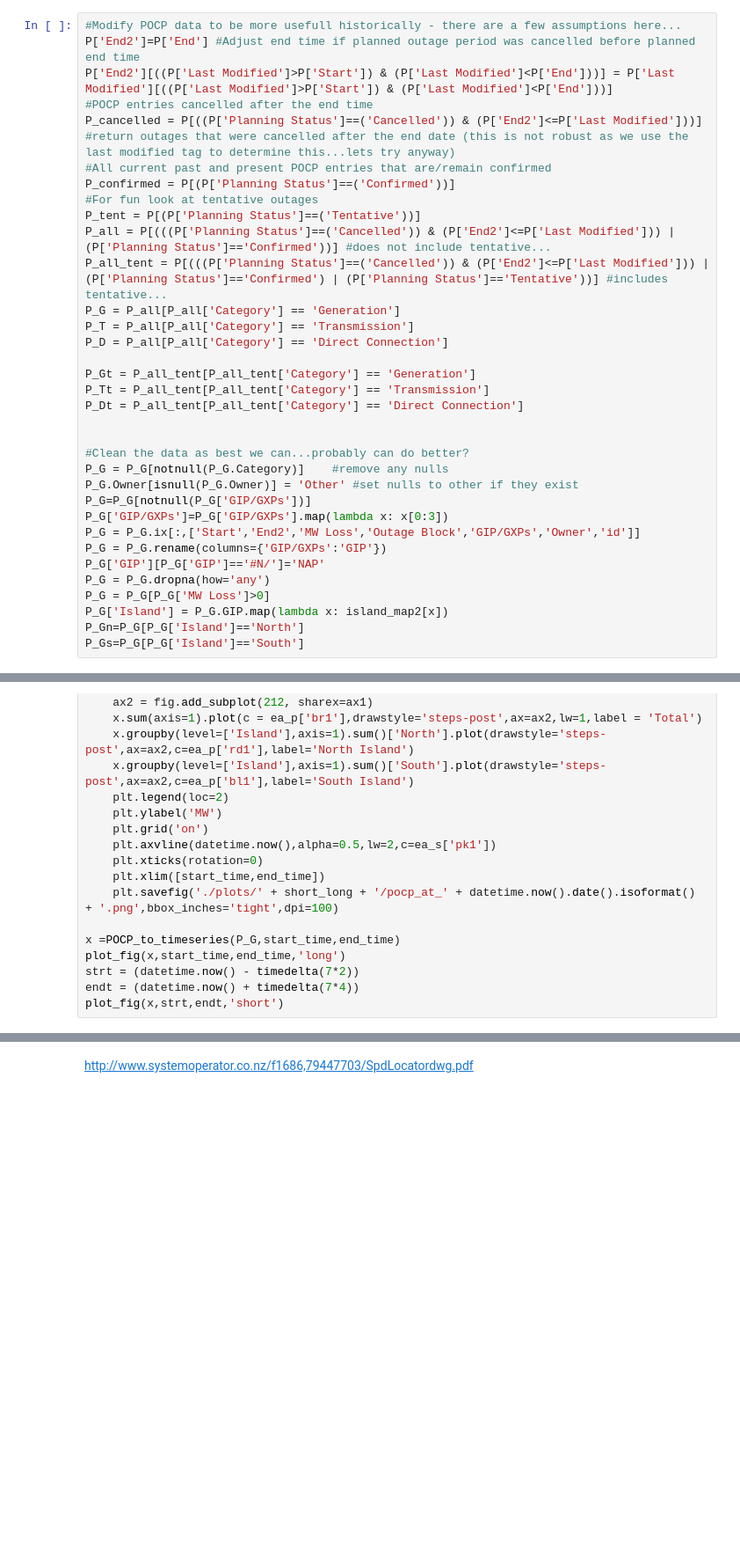
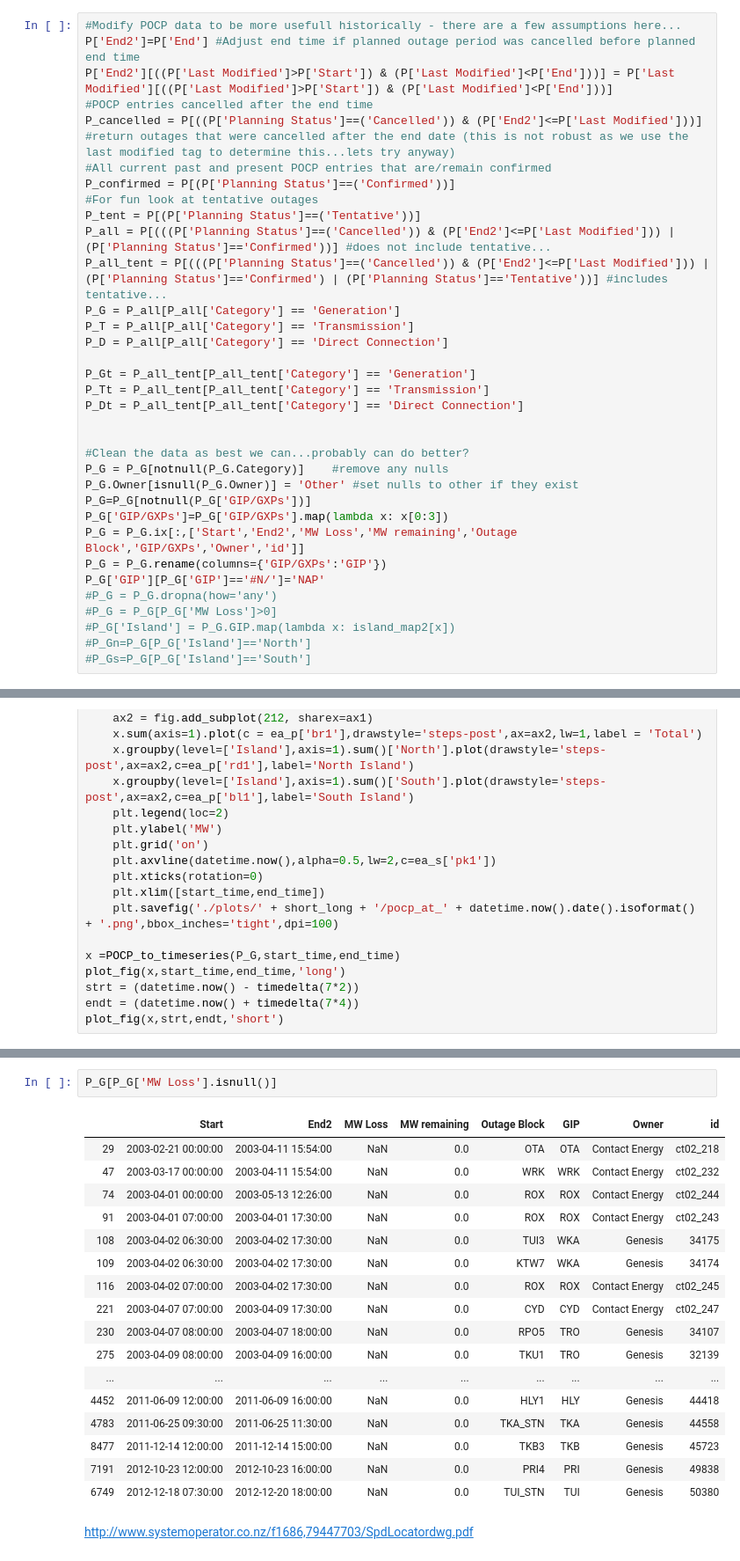
Before and after one commit to okbishop/pocp, a Jupyter notebook: POCP.ipynb, the cells around one changed output, grey strips where cells are left out. Shown at 88% size. Cells and saved outputs as stored; diff of their text form; blank space fills up the shorter version.

```diff
--- a/POCP.ipynb
+++ b/POCP.ipynb
@@ -218,11 +207,11 @@ P_G = P_G[notnull(P_G.Category)]    #remove any nulls
 P_G.Owner[isnull(P_G.Owner)] = 'Other' #set nulls to other if they exist
 P_G=P_G[notnull(P_G['GIP/GXPs'])]
 P_G['GIP/GXPs']=P_G['GIP/GXPs'].map(lambda x: x[0:3])
-P_G = P_G.ix[:,['Start','End2','MW Loss','Outage Block','GIP/GXPs','Owner','id']]
+P_G = P_G.ix[:,['Start','End2','MW Loss','MW remaining','Outage Block','GIP/GXPs','Owner','id']]
 P_G = P_G.rename(columns={'GIP/GXPs':'GIP'})
 P_G['GIP'][P_G['GIP']=='#N/']='NAP'
-P_G = P_G.dropna(how='any')
-P_G = P_G[P_G['MW Loss']>0]
-P_G['Island'] = P_G.GIP.map(lambda x: island_map2[x])
-P_Gn=P_G[P_G['Island']=='North']
-P_Gs=P_G[P_G['Island']=='South']
+#P_G = P_G.dropna(how='any')
+#P_G = P_G[P_G['MW Loss']>0]
+#P_G['Island'] = P_G.GIP.map(lambda x: island_map2[x])
+#P_Gn=P_G[P_G['Island']=='North']
+#P_Gs=P_G[P_G['Island']=='South']
@@ -323,2 +306,22 @@ end_time2
+# %%
+P_G[P_G['MW Loss'].isnull()]
+# %% [output]
+|  | Start | End2 | MW Loss | MW remaining | Outage Block | GIP | Owner | id |
+| 29 | 2003-02-21 00:00:00 | 2003-04-11 15:54:00 | NaN | 0.0 | OTA | OTA | Contact Energy | ct02_218 |
+| 47 | 2003-03-17 00:00:00 | 2003-04-11 15:54:00 | NaN | 0.0 | WRK | WRK | Contact Energy | ct02_232 |
+| 74 | 2003-04-01 00:00:00 | 2003-05-13 12:26:00 | NaN | 0.0 | ROX | ROX | Contact Energy | ct02_244 |
+| 91 | 2003-04-01 07:00:00 | 2003-04-01 17:30:00 | NaN | 0.0 | ROX | ROX | Contact Energy | ct02_243 |
+| 108 | 2003-04-02 06:30:00 | 2003-04-02 17:30:00 | NaN | 0.0 | TUI3 | WKA | Genesis | 34175 |
+| 109 | 2003-04-02 06:30:00 | 2003-04-02 17:30:00 | NaN | 0.0 | KTW7 | WKA | Genesis | 34174 |
+| 116 | 2003-04-02 07:00:00 | 2003-04-02 17:30:00 | NaN | 0.0 | ROX | ROX | Contact Energy | ct02_245 |
+| 221 | 2003-04-07 07:00:00 | 2003-04-09 17:30:00 | NaN | 0.0 | CYD | CYD | Contact Energy | ct02_247 |
+| 230 | 2003-04-07 08:00:00 | 2003-04-07 18:00:00 | NaN | 0.0 | RPO5 | TRO | Genesis | 34107 |
+| 275 | 2003-04-09 08:00:00 | 2003-04-09 16:00:00 | NaN | 0.0 | TKU1 | TRO | Genesis | 32139 |
+| ... | ... | ... | ... | ... | ... | ... | ... | ... |
+| 4452 | 2011-06-09 12:00:00 | 2011-06-09 16:00:00 | NaN | 0.0 | HLY1 | HLY | Genesis | 44418 |
+| 4783 | 2011-06-25 09:30:00 | 2011-06-25 11:30:00 | NaN | 0.0 | TKA_STN | TKA | Genesis | 44558 |
+| 8477 | 2011-12-14 12:00:00 | 2011-12-14 15:00:00 | NaN | 0.0 | TKB3 | TKB | Genesis | 45723 |
+| 7191 | 2012-10-23 12:00:00 | 2012-10-23 16:00:00 | NaN | 0.0 | PRI4 | PRI | Genesis | 49838 |
+| 6749 | 2012-12-18 07:30:00 | 2012-12-20 18:00:00 | NaN | 0.0 | TUI_STN | TUI | Genesis | 50380 |
 # %% [markdown]
 http://www.systemoperator.co.nz/f1686,79447703/SpdLocatordwg.pdf
```
Also changed, not shown: parts of 7 cells of this notebook, 2 other files.
